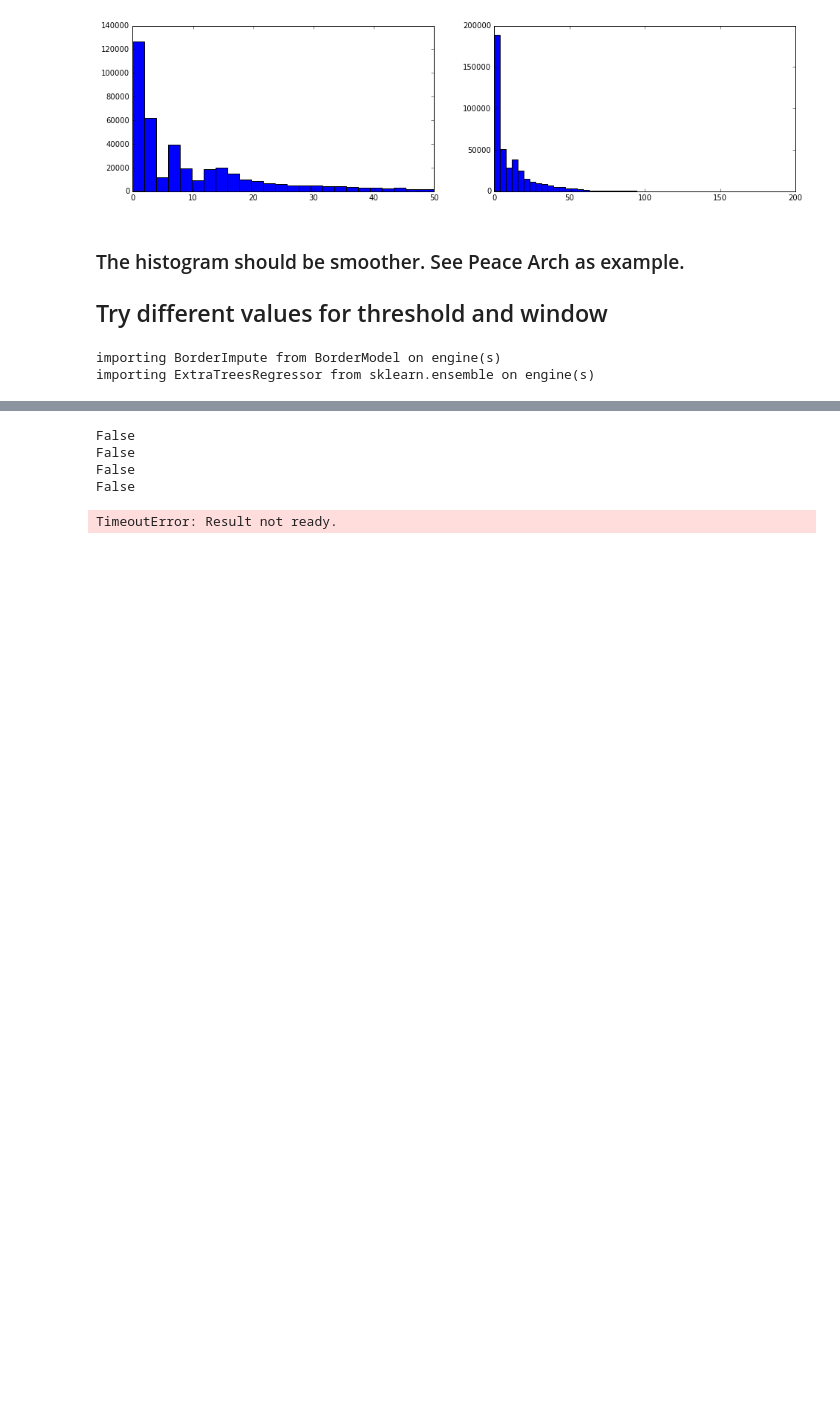
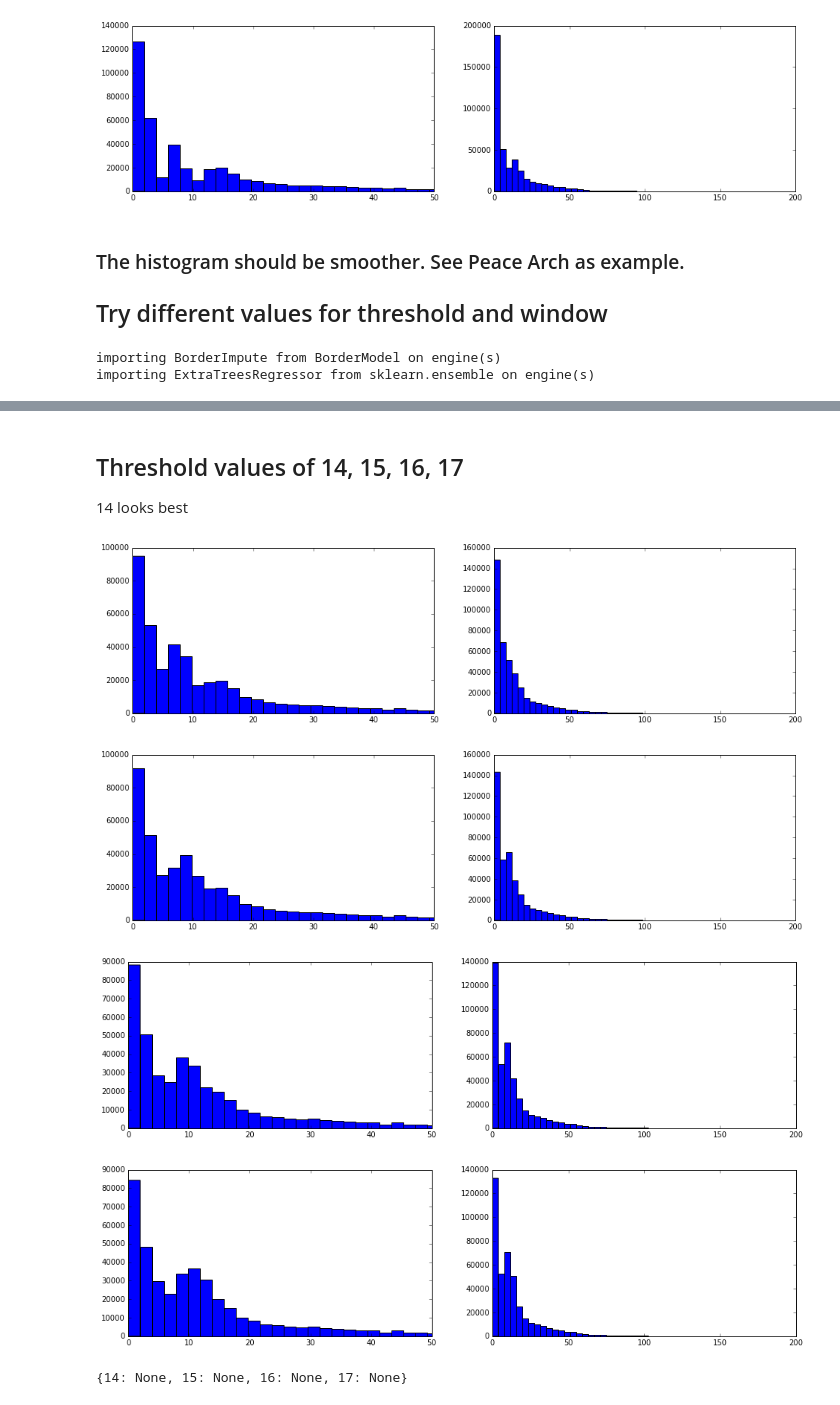
Before and after one commit to jngseattle/BorderCrossing, a Jupyter notebook: code/Model-v2.1-Northbound_impute.ipynb, the cells around one changed output, grey strips where cells are left out. Cells and saved outputs as stored; diff of their text form; code cells hidden in the pictures; blank space fills up the shorter version.

Commit message:
Impute and predict northbound waittime

```diff
--- a/code/Model-v2.1-Northbound_impute.ipynb
+++ b/code/Model-v2.1-Northbound_impute.ipynb
@@ -6,3 +6,19 @@
 # %%
 %load_ext autoreload
 %autoreload 2
+# %%
+from BorderModel import BorderImpute
+from BorderQuery import select_mungedata_simple
+from sklearn.ensemble import ExtraTreesRegressor
+from dbhelper import pd_query
+import datetime as dt
+import matplotlib.pyplot as plt
+%matplotlib inline
+
+def run_imputer(model, source_df, target_df, threshold, window):
+    imputer = BorderImpute(window=window, threshold=threshold, progressbar=False)
+    dfsource = imputer.prepare_source(source_df)
+    imputer.build_model(model)
+    imputer.prepare_target(target_df).head()
+    imputer.predict()
+    return imputer
@@ -8,0 +32,8 @@
+# %%
+def plot_hist(series):
+    plt.figure(figsize=(16,4))
+    plt.subplot(121)
+    plt.xlim([0,50])
+    plt.hist(series, bins=100)
+    plt.subplot(122)
+    plt.hist(series, bins=50);
@@ -354,7 +416,9 @@ importing ExtraTreesRegressor from sklearn.ensemble on engine(s)
 # %%
 model = ExtraTreesRegressor(n_jobs=-1, n_estimators=96, bootstrap=True, oob_score=True)
 pr = {}
+imp = {}
 cpu = 0
 for thresh in [14, 15, 16, 17]:
-    pr[thresh] = rc[cpu].apply_async(run_imputer, model, dfsource0, target_df, thresh, 48)
+#     pr[thresh] = rc[cpu].apply_async(run_imputer, model, dfsource0, target_df, thresh, 48)
+    imp[thresh] = run_imputer(model, dfsource0, target_df, thresh, 48)
     cpu += 1
@@ -361,14 +443,15 @@ for thresh in [14, 15, 16, 17]:
+# %% [markdown]
+## Threshold values of 14, 15, 16, 17
+14 looks best
 # %%
 for thresh in [14, 15, 16, 17]:
-    print pr[thresh].ready()
+    plot_hist(imp[thresh].predictdf.waittime)
 # %% [output]
-False
-False
-False
-False
+[figure, added]
+[figure, added]
+[figure, added]
+[figure, added]
-# %%
-imp = {}
-for thresh in [16, 17]:
-    imp[thresh] = pr[thresh].get(1)
-# %% [output]
-TimeoutError: Result not ready.
+# %%
+imp
+# %% [output]
+{14: None, 15: None, 16: None, 17: None}
```
Also changed, not shown: parts of 61 cells of this notebook, 2 other files.
